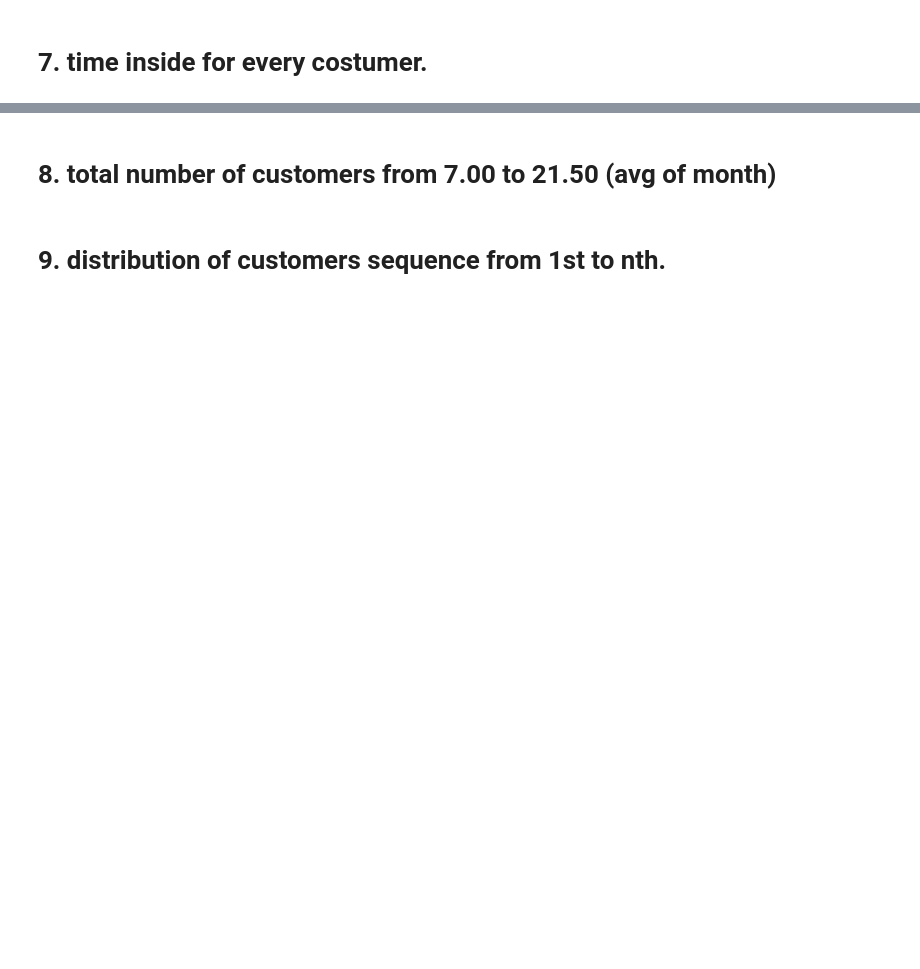
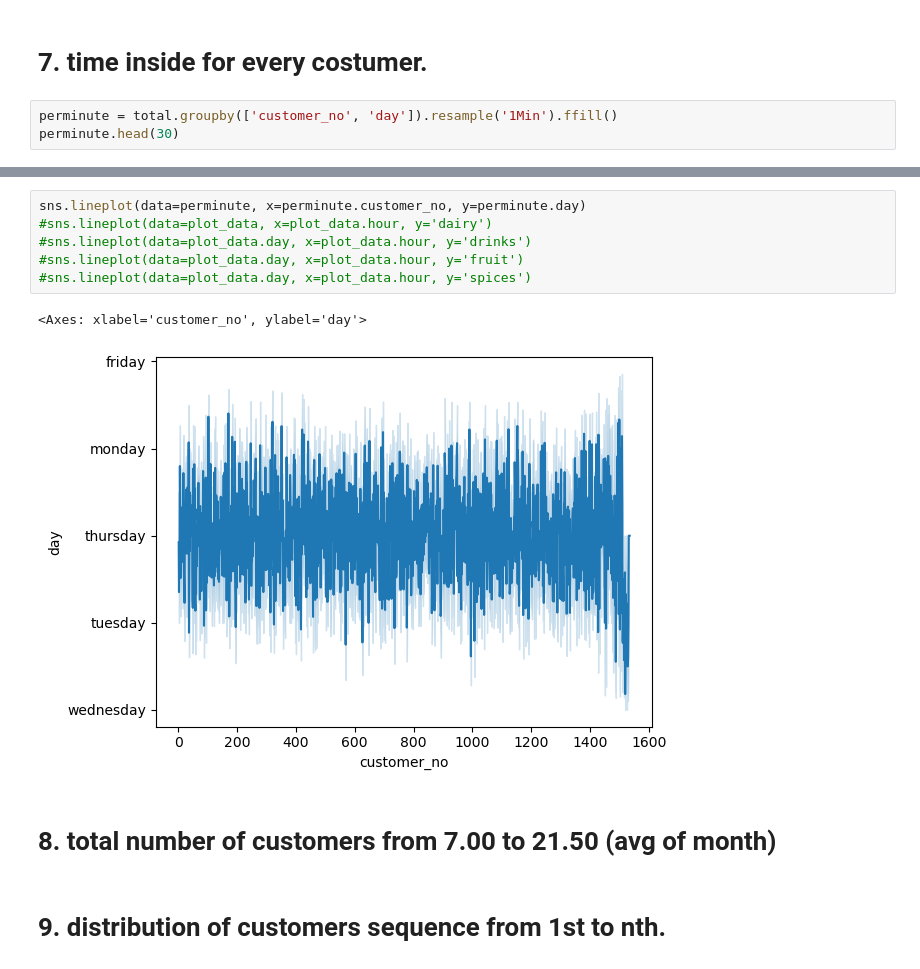
Before and after one commit to radu-bors/SupSim, a Jupyter notebook: day_1.ipynb, the cells around one changed output, grey strips where cells are left out. Cells and saved outputs as stored; diff of their text form; blank space fills up the shorter version.

```diff
--- a/day_1.ipynb
+++ b/day_1.ipynb
@@ -41,2 +224,5 @@ monday
 # %% [markdown]
 # 7. time inside for every costumer.
+# %%
+perminute = total.groupby(['customer_no', 'day']).resample('1Min').ffill()
+perminute.head(30)
@@ -43,3 +248,12 @@ monday
+# %%
+sns.lineplot(data=perminute, x=perminute.customer_no, y=perminute.day)
+#sns.lineplot(data=plot_data, x=plot_data.hour, y='dairy')
+#sns.lineplot(data=plot_data.day, x=plot_data.hour, y='drinks')
+#sns.lineplot(data=plot_data.day, x=plot_data.hour, y='fruit')
+#sns.lineplot(data=plot_data.day, x=plot_data.hour, y='spices')
+# %% [output]
+<Axes: xlabel='customer_no', ylabel='day'>
+[figure, added]
 # %% [markdown]
 # 8. total number of customers from 7.00 to 21.50 (avg of month)
 # %% [markdown]
```
Also changed, not shown: parts of 28 cells of this notebook, 2 other files.
